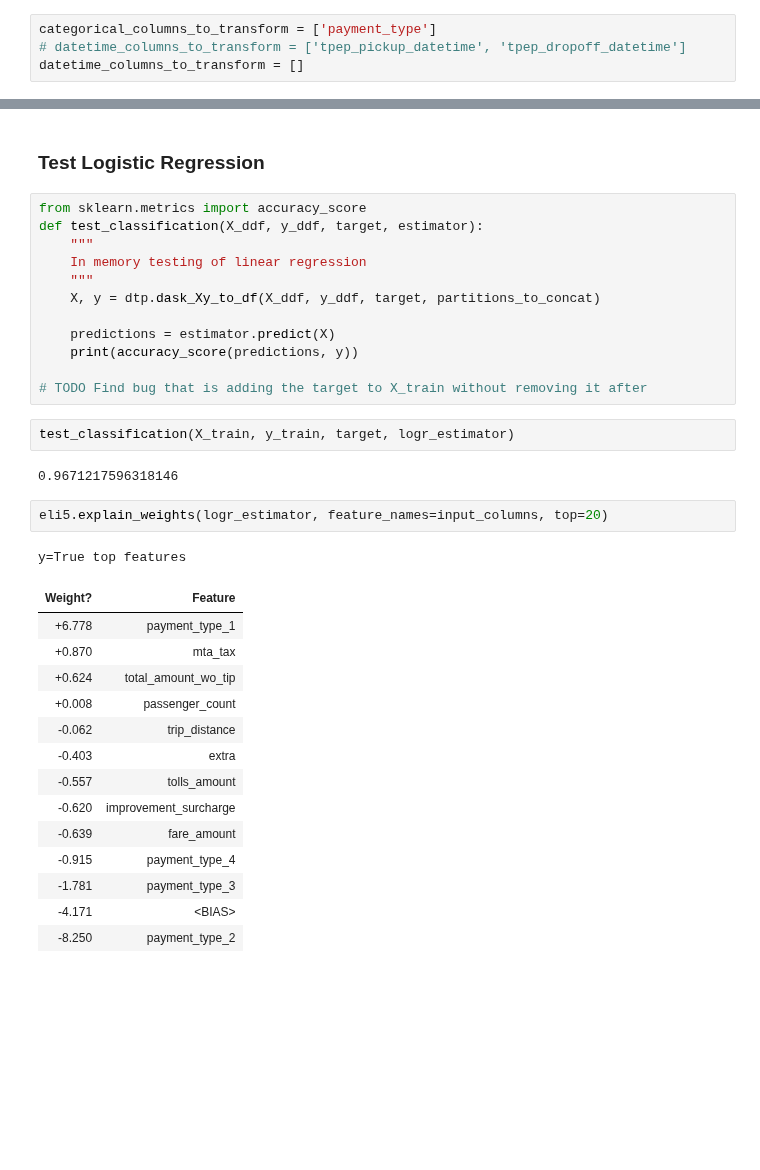
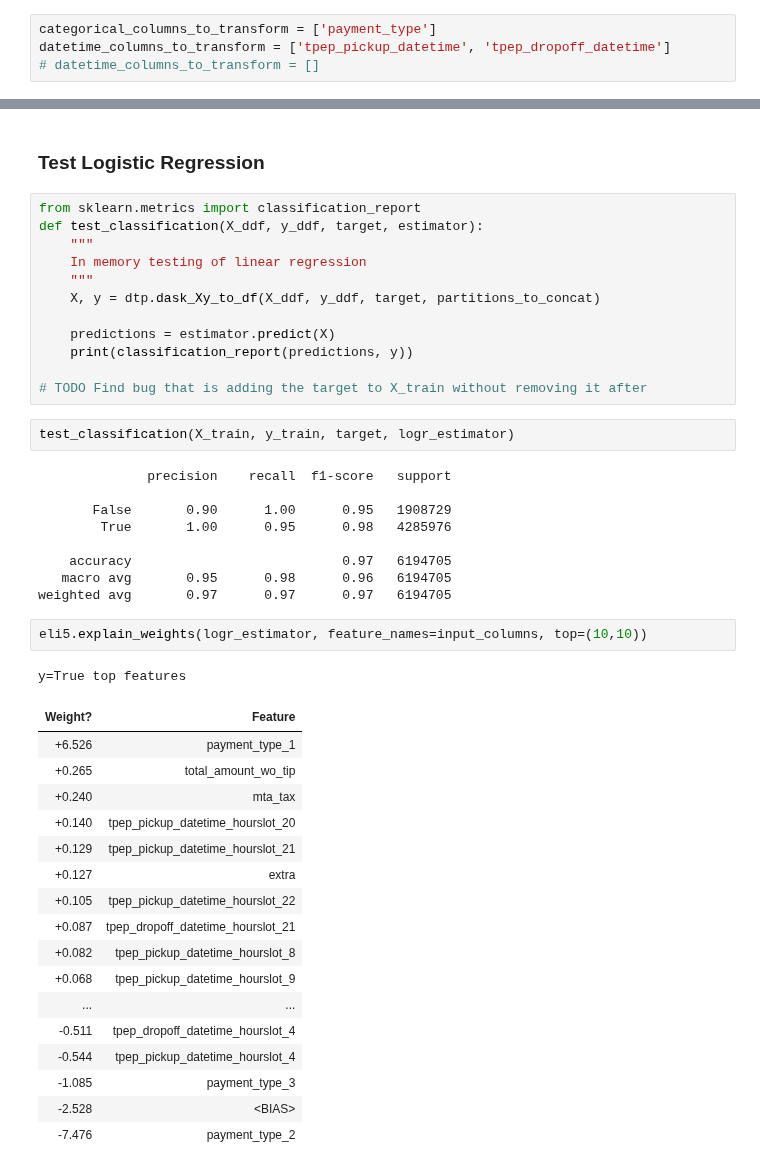
Before and after one commit to justinwhatley/interpretability_experiment, a Jupyter notebook: 2_lr_interpretability.ipynb, the cells around one changed output, grey strips where cells are left out. Saved outputs shown, nothing was run; the diff lists cells and outputs as text; blank space fills up the shorter version.

```diff
--- a/2_lr_interpretability.ipynb
+++ b/2_lr_interpretability.ipynb
@@ -59,8 +59,8 @@ X_test, y_test = dataset_manager.get_test_set()
 ### Additional Preprocessing Step
 # %%
 categorical_columns_to_transform = ['payment_type']
-# datetime_columns_to_transform = ['tpep_pickup_datetime', 'tpep_dropoff_datetime']
-datetime_columns_to_transform = []
+datetime_columns_to_transform = ['tpep_pickup_datetime', 'tpep_dropoff_datetime']
+# datetime_columns_to_transform = []
 # %%
 from dask_ml.preprocessing import OneHotEncoder
 encoder = OneHotEncoder(sparse=False)
@@ -189,7 +198,7 @@ Please also refer to the documentation for alternative solver options:
 # %% [markdown]
 ### Test Logistic Regression
 # %%
-from sklearn.metrics import accuracy_score
+from sklearn.metrics import classification_report
 def test_classification(X_ddf, y_ddf, target, estimator):
     """
     In memory testing of linear regression
@@ -197,28 +206,38 @@ def test_classification(X_ddf, y_ddf, target, estimator):
     X, y = dtp.dask_Xy_to_df(X_ddf, y_ddf, target, partitions_to_concat)
 
     predictions = estimator.predict(X)
-    print(accuracy_score(predictions, y))
+    print(classification_report(predictions, y))
 
 # TODO Find bug that is adding the target to X_train without removing it after
 # %%
 test_classification(X_train, y_train, target, logr_estimator)
 # %% [output]
-0.9671217596318146
+              precision    recall  f1-score   support
+
+       False       0.90      1.00      0.95   1908729
+        True       1.00      0.95      0.98   4285976
+
+    accuracy                           0.97   6194705
+   macro avg       0.95      0.98      0.96   6194705
+weighted avg       0.97      0.97      0.97   6194705
 # %%
-eli5.explain_weights(logr_estimator, feature_names=input_columns, top=20)
+eli5.explain_weights(logr_estimator, feature_names=input_columns, top=(10,10))
 # %% [output]
 y=True top features
 | Weight? | Feature |
-| +6.778 | payment_type_1 |
-| +0.870 | mta_tax |
-| +0.624 | total_amount_wo_tip |
-| +0.008 | passenger_count |
-| -0.062 | trip_distance |
-| -0.403 | extra |
-| -0.557 | tolls_amount |
-| -0.620 | improvement_surcharge |
-| -0.639 | fare_amount |
-| -0.915 | payment_type_4 |
-| -1.781 | payment_type_3 |
-| -4.171 | <BIAS> |
-| -8.250 | payment_type_2 |
+| +6.526 | payment_type_1 |
+| +0.265 | total_amount_wo_tip |
+| +0.240 | mta_tax |
+| +0.140 | tpep_pickup_datetime_hourslot_20 |
+| +0.129 | tpep_pickup_datetime_hourslot_21 |
+| +0.127 | extra |
+| +0.105 | tpep_pickup_datetime_hourslot_22 |
+| +0.087 | tpep_dropoff_datetime_hourslot_21 |
+| +0.082 | tpep_pickup_datetime_hourslot_8 |
+| +0.068 | tpep_pickup_datetime_hourslot_9 |
+| ... | ... |
+| -0.511 | tpep_dropoff_datetime_hourslot_4 |
+| -0.544 | tpep_pickup_datetime_hourslot_4 |
+| -1.085 | payment_type_3 |
+| -2.528 | <BIAS> |
+| -7.476 | payment_type_2 |
```
Also changed, not shown: parts of 6 cells of this notebook.
